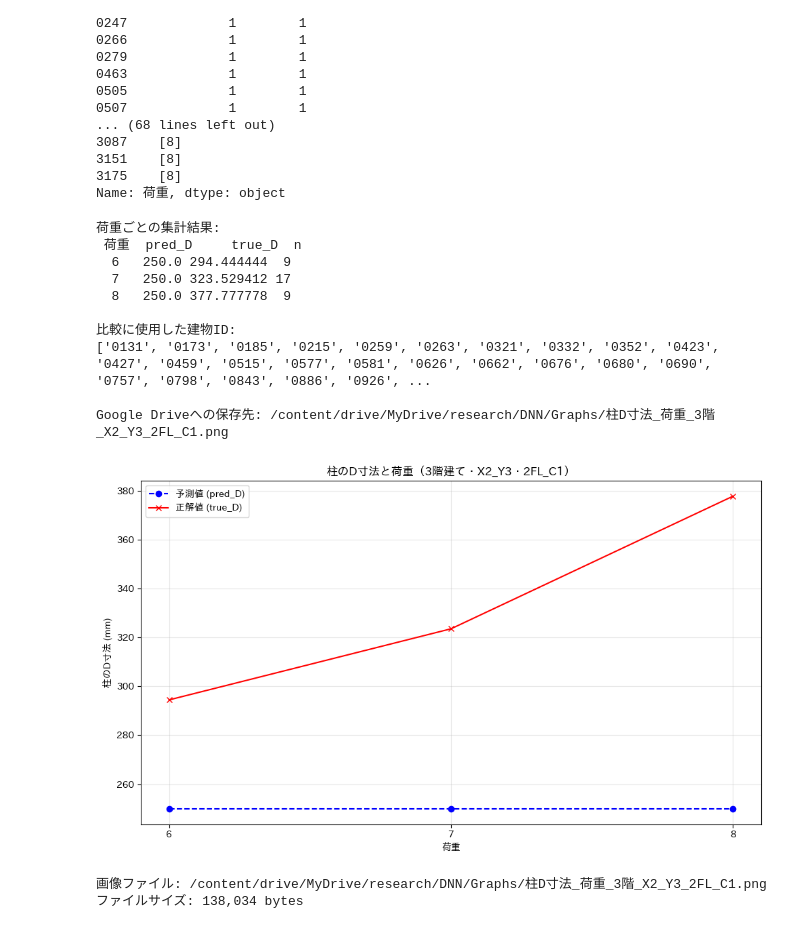
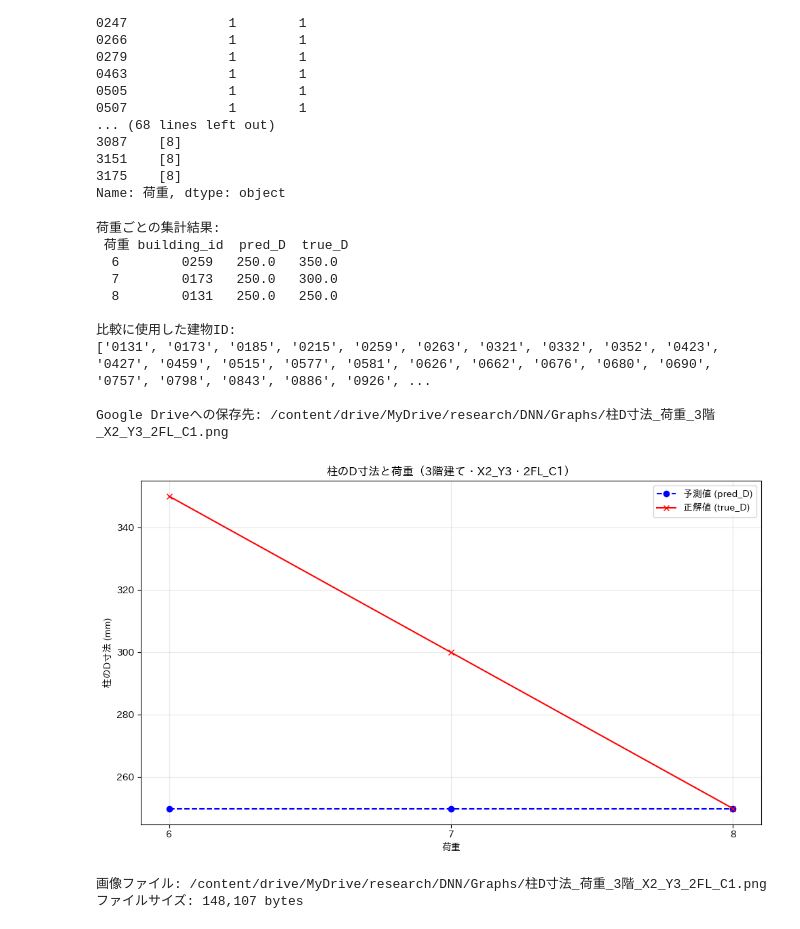
Before and after one commit to usumakikai8-bot/DNN4, a Jupyter notebook: DNN5.ipynb, the cells around one changed output. Saved outputs shown, nothing was run; the diff lists cells and outputs as text; code cells hidden in the pictures.

```diff
--- a/DNN5.ipynb
+++ b/DNN5.ipynb
@@ -58,7 +66,7 @@ path設定は非常に重要だ。フォルダ構成に注意する。
 from pathlib import Path
 PROJECT_ROOT = Path.cwd()
 # Colab: dataset3 と catalog を Google Drive に配置してください。
-DATASET_ROOT = Path('/content/drive/MyDrive/research/dataset3')
+DATASET_ROOT = Path(r'C:/Research/dataset3') if Path(r'C:/Research/dataset3').exists() else Path('/content/drive/MyDrive/research/dataset3')
 CATALOG_ROOT = DATASET_ROOT / 'catalog'
 OUTPUT_DIR = PROJECT_ROOT / 'dnn_result'
 print('PROJECT_ROOT:', PROJECT_ROOT)
@@ -72,9 +80,9 @@ CATALOG_ROOT: /content/drive/MyDrive/research/dataset3/catalog
 OUTPUT_DIR: /content/drive/MyDrive/research/DNN5/dnn_result
 # %%
 SEED = 42
-BATCH_SIZE = 32
-EPOCHS = 500
-PATIENCE = 60
+BATCH_SIZE = 256
+EPOCHS = 400
+PATIENCE = 35
 LEARNING_RATE = 3e-4
 WEIGHT_DECAY = 1e-4
 MAX_SPANS = 10
@@ -87,6 +95,11 @@ missing = [str(DATASET_ROOT / s) for s in ('train', 'val', 'test') if not (DATAS
 if missing: raise FileNotFoundError(f'train/val/test が見つかりません: {missing}')
 if not CATALOG_ROOT.is_dir():
     raise FileNotFoundError(f'カタログCSVのフォルダがありません: {CATALOG_ROOT}。梁H形鋼カタログ.csv と 柱角形鋼管カタログ.csv を配置してください。')
+
+LOSS_MODE = 'dimension_mse'  # 'cross_entropy' / 'combined' も選択可能
+LAMBDA_DIM = 0.1
+SECTION_WEIGHT_H = 1.0
+SECTION_WEIGHT_BOX = 2.0
 # %% [output]
 DEVICE=device(type='cuda')
 # %% [markdown]
@@ -585,0 +226,15 @@ test: 1115 files
+# %%
+# Raw feature range audit (before clipping/normalization)
+raw_train = np.stack([sm.x for sm in train_samples])
+raw_lo, raw_hi = raw_train.min(axis=0), raw_train.max(axis=0)
+print('Feature index map:', list(enumerate(FEATURE_NAMES)))
+for split_name, split_samples in [('val', val_samples), ('test', test_samples)]:
+    raw = np.stack([sm.x for sm in split_samples])
+    outside_by_feature = (raw < raw_lo) | (raw > raw_hi)
+    outside_rows = outside_by_feature.any(axis=1)
+    print(f'{split_name}: outside train feature range {outside_rows.sum()}/{len(raw)} ({outside_rows.mean():.2%})')
+    print(pd.DataFrame({'feature': FEATURE_NAMES, 'outside_count': outside_by_feature.sum(0), 'n': len(raw)}).query('outside_count > 0').to_string(index=False))
+for label, catalog in [('beam', H_CATALOG), ('column', BOX_CATALOG)]:
+    dims = [tuple(row['values']) for row in catalog]
+    duplicate_dims = {d: n for d, n in Counter(dims).items() if n > 1}
+    print(f'{label}: catalog_names={len(catalog)}, duplicate_dimension_groups={duplicate_dims}')
@@ -1341,15 +1024,10 @@ if df_plot.empty:
 # ============================================================
 # 5. 荷重ごとにD寸法を集計
 # ============================================================
-summary = (
-    df_plot.groupby('荷重', as_index=False)
-    .agg(
-        pred_D=('pred_D', 'mean'),
-        true_D=('true_D', 'mean'),
-        n=('pred_D', 'count')
-    )
-    .sort_values('荷重')
-)
+# 同一条件・荷重に複数建物がある場合は平均せず、建物ID最小の1棟を代表にする。
+summary = (df_plot.sort_values(['荷重','building_id','file_name'])
+           .drop_duplicates('荷重', keep='first')
+           [['荷重','building_id','pred_D','true_D']].sort_values('荷重'))
 
 if summary.empty:
     raise ValueError('集計対象がありません。')
@@ -1416,39 +1094,39 @@ drive_path = os.path.join(save_dir, file_name)
 fig.savefig(
     drive_path,
     dpi=300,
     bbox_inches='tight'
 )
 
 print(f'\nGoogle Driveへの保存先: {drive_path}')
 
 # ============================================================
 # 9. グラフを表示してPCへダウンロード
 # ============================================================
 plt.show()
 # 画像ファイルを閉じる前に保存済みであることを確認
 if os.path.exists(drive_path):
     print(f'画像ファイル: {drive_path}')
     print(f'ファイルサイズ: {os.path.getsize(drive_path):,} bytes')
 
     # Google ColabからローカルPCへダウンロード
     files.download(drive_path)
 else:
     raise FileNotFoundError(
         f'画像ファイルが見つかりません: {drive_path}'
     )
 # %% [output]
 荷重ごとの集計結果:
- 荷重  pred_D     true_D  n
-  6   250.0 294.444444  9
-  7   250.0 323.529412 17
-  8   250.0 377.777778  9
+ 荷重 building_id  pred_D  true_D
+  6        0259   250.0   350.0
+  7        0173   250.0   300.0
+  8        0131   250.0   250.0
 
 比較に使用した建物ID:
 ['0131', '0173', '0185', '0215', '0259', '0263', '0321', '0332', '0352', '0423', '0427', '0459', '0515', '0577', '0581', '0626', '0662', '0676', '0680', '0690', '0757', '0798', '0843', '0886', '0926', ...
 
 Google Driveへの保存先: /content/drive/MyDrive/research/DNN/Graphs/柱D寸法_荷重_3階_X2_Y3_2FL_C1.png
-[figure, old version]
+[figure, new version]
 画像ファイル: /content/drive/MyDrive/research/DNN/Graphs/柱D寸法_荷重_3階_X2_Y3_2FL_C1.png
-ファイルサイズ: 138,034 bytes
+ファイルサイズ: 148,107 bytes
 [interactive output not drawn]
 [interactive output not drawn]
```
Also changed, not shown: parts of 16 cells of this notebook.
